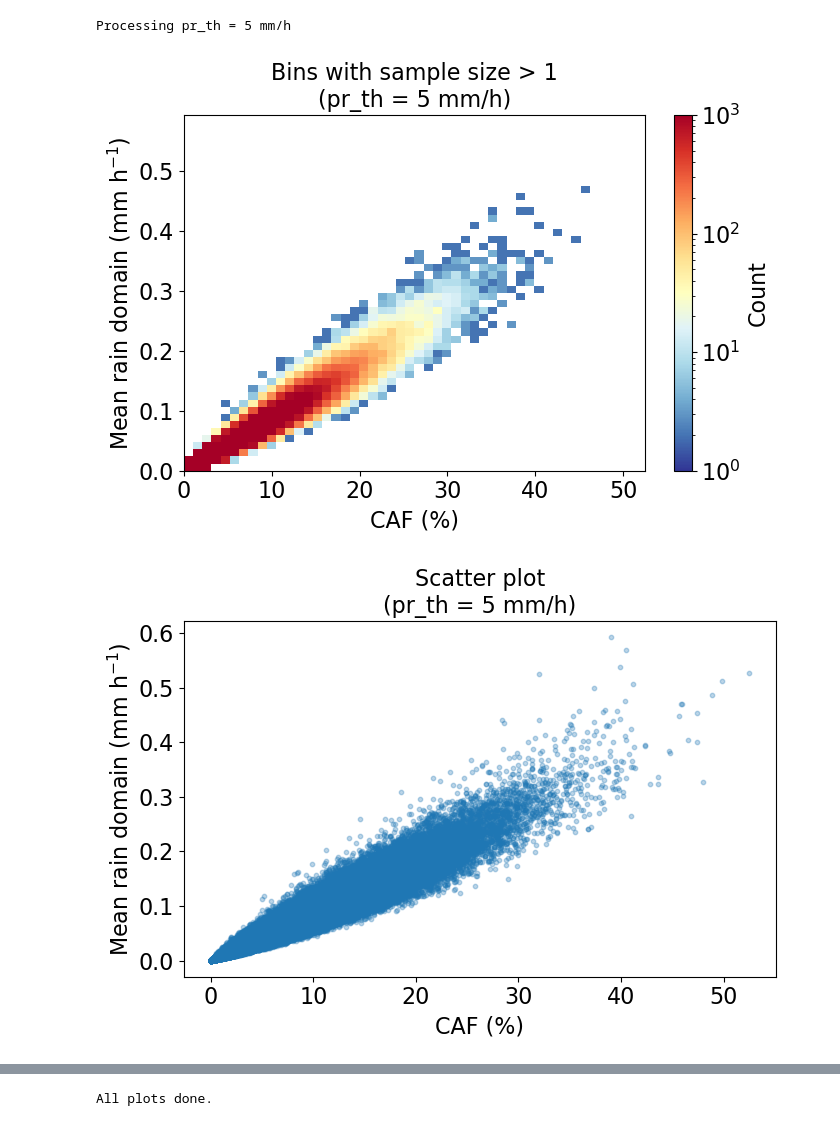
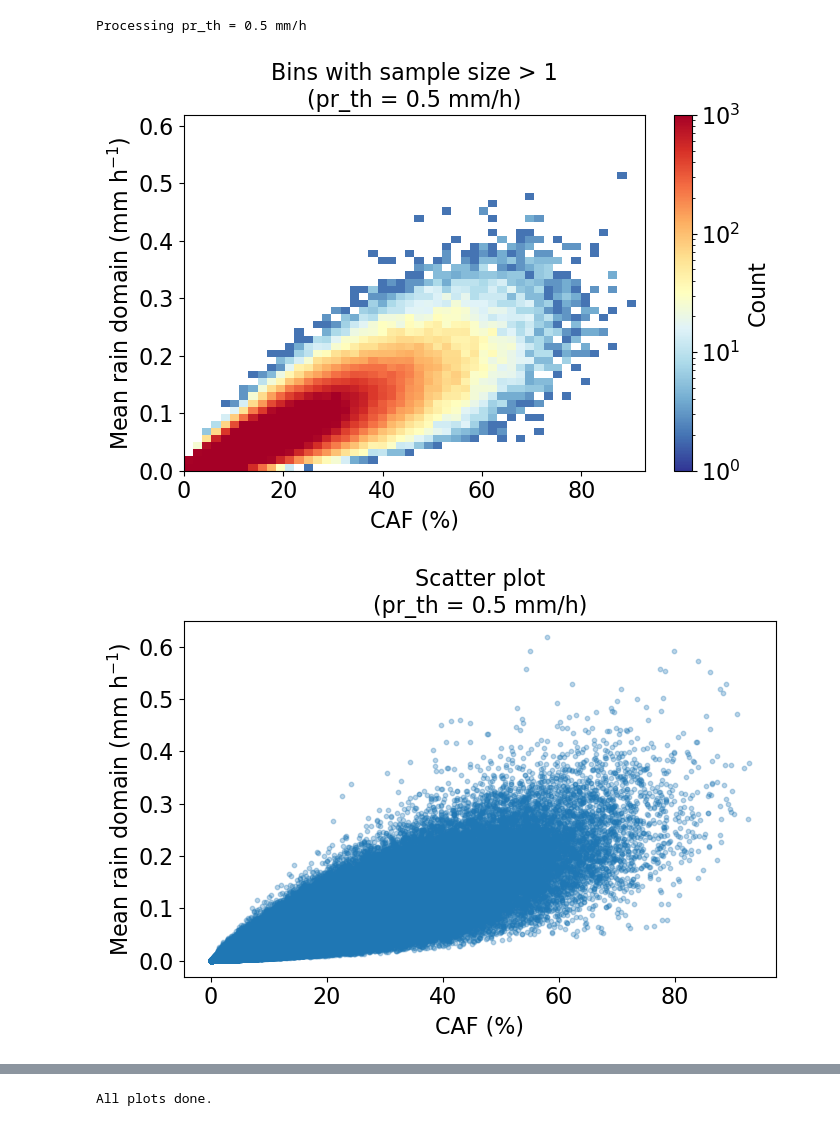
Before and after one commit to 21centuryweather/hk25-AusNode-LargeScaleP, a Jupyter notebook: work_folder/MC_plotting_UK.ipynb, the cells around one changed output, grey strips where cells are left out. Drawn from its saved outputs; the diff is of its cells as text; code cells hidden in the pictures.

Commit message:
figures generated

```diff
--- a/work_folder/MC_plotting_UK.ipynb
+++ b/work_folder/MC_plotting_UK.ipynb
@@ -9,10 +9,10 @@ import os
 # ======= Set manually =======
 country = "UK"
 region = "MC"
-th_i = 5
-xbins, ybins = 30, 30
+th_i = 0
+xbins, ybins = 30, 60
 xrange = [0, 15000]
-yrange = [0, 30]
+yrange = [0, 60]
 vmax = 60
 min_count = 1
 count_levels = [100, 1000, 10000]
@@ -107,33 +107,33 @@ counts, _, _, _ = binned_statistic_2d(
     range=[xrange, yrange]
 )
 
 stat[counts <= 1] = np.nan
 X, Y = np.meshgrid(xedges, yedges, indexing='xy')
 
 x_centers = (xedges[:-1] + xedges[1:]) / 2
 y_centers = (yedges[:-1] + yedges[1:]) / 2
 
 fig, ax = plt.subplots(figsize=(7, 5))
 pcm = ax.pcolormesh(
     X, Y, stat.T,
     cmap='RdYlBu_r',
     shading='auto', vmax=vmax,
 )
 fig.colorbar(pcm, ax=ax, label="CAF(%)", extend="max")
 cs = ax.contour(x_centers, y_centers, counts.T, levels=count_levels, colors="k")
 ax.clabel(cs, inline=True, fontsize=10, fmt="%.0f")
 ax.set_xlabel("Mean cell area (km$^2$)")
 ax.set_ylabel('Number of cells')
 ax.set_title(f"CAF (%) by Mean cell area and Number of cells\n(pr_th = {pr_th} mm/h)")
 plt.tight_layout()
 fig.savefig(f"{plot_folder}/{country}_{region}_caf_mean_cellarea_number_prth_{pr_th}mmh.png", dpi=300)
 plt.show()
 plt.close()
 
 ds_ts.close()
 
 print("All plots done.")
 # %% [output]
-Processing pr_th = 5 mm/h
+Processing pr_th = 0.5 mm/h
-[figure, old version]
+[figure, new version]
-[figure, old version]
+[figure, new version]
```
Also changed, not shown: parts of 1 cell of this notebook, 5 other files.
